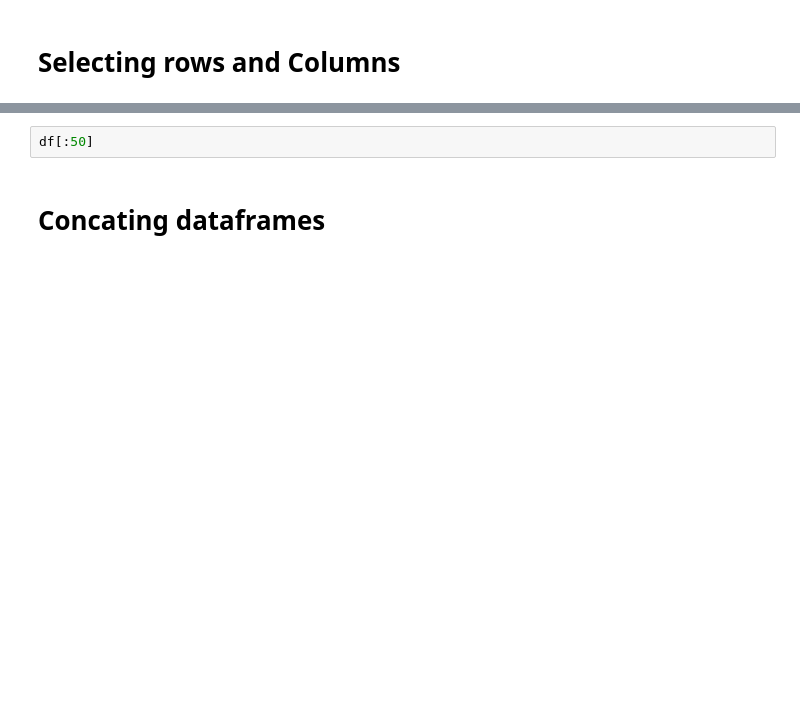
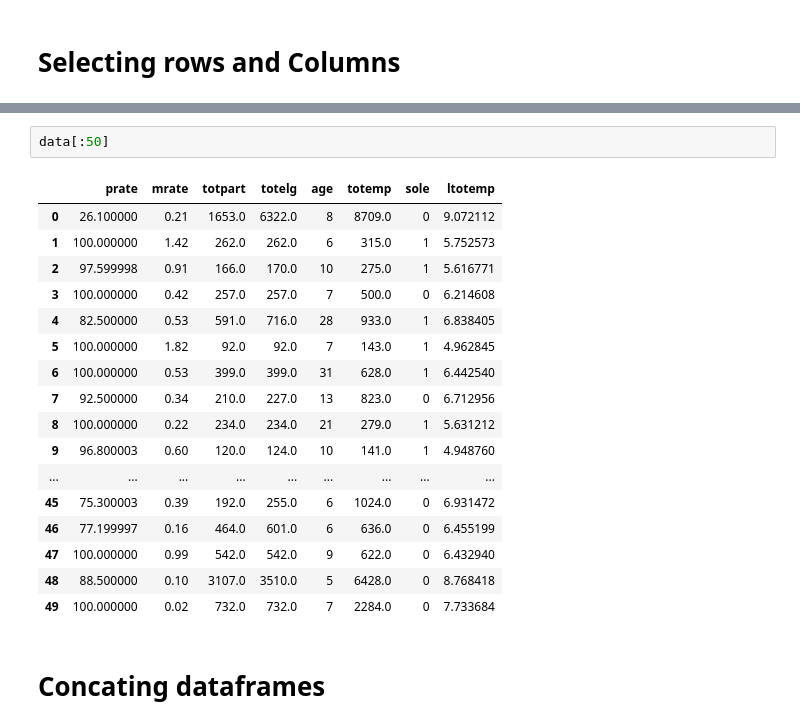
Before and after one commit to havaledar/ECON3740_F24, a Jupyter notebook: ECON3740_F24_Lab_4.ipynb, the cells around one changed output, grey strips where cells are left out. Cells and saved outputs as stored; diff of their text form; blank space fills up the shorter version.

```diff
--- a/ECON3740_F24_Lab_4.ipynb
+++ b/ECON3740_F24_Lab_4.ipynb
@@ -27,5 +87,23 @@ data[['mrate', 'prate']]
 # %%
-df[:50]
+data[:50]
+# %% [output]
+|  | prate | mrate | totpart | totelg | age | totemp | sole | ltotemp |
+| 0 | 26.100000 | 0.21 | 1653.0 | 6322.0 | 8 | 8709.0 | 0 | 9.072112 |
+| 1 | 100.000000 | 1.42 | 262.0 | 262.0 | 6 | 315.0 | 1 | 5.752573 |
+| 2 | 97.599998 | 0.91 | 166.0 | 170.0 | 10 | 275.0 | 1 | 5.616771 |
+| 3 | 100.000000 | 0.42 | 257.0 | 257.0 | 7 | 500.0 | 0 | 6.214608 |
+| 4 | 82.500000 | 0.53 | 591.0 | 716.0 | 28 | 933.0 | 1 | 6.838405 |
+| 5 | 100.000000 | 1.82 | 92.0 | 92.0 | 7 | 143.0 | 1 | 4.962845 |
+| 6 | 100.000000 | 0.53 | 399.0 | 399.0 | 31 | 628.0 | 1 | 6.442540 |
+| 7 | 92.500000 | 0.34 | 210.0 | 227.0 | 13 | 823.0 | 0 | 6.712956 |
+| 8 | 100.000000 | 0.22 | 234.0 | 234.0 | 21 | 279.0 | 1 | 5.631212 |
+| 9 | 96.800003 | 0.60 | 120.0 | 124.0 | 10 | 141.0 | 1 | 4.948760 |
+| ... | ... | ... | ... | ... | ... | ... | ... | ... |
+| 45 | 75.300003 | 0.39 | 192.0 | 255.0 | 6 | 1024.0 | 0 | 6.931472 |
+| 46 | 77.199997 | 0.16 | 464.0 | 601.0 | 6 | 636.0 | 0 | 6.455199 |
+| 47 | 100.000000 | 0.99 | 542.0 | 542.0 | 9 | 622.0 | 0 | 6.432940 |
+| 48 | 88.500000 | 0.10 | 3107.0 | 3510.0 | 5 | 6428.0 | 0 | 8.768418 |
+| 49 | 100.000000 | 0.02 | 732.0 | 732.0 | 7 | 2284.0 | 0 | 7.733684 |
 # %% [markdown]
 # Concating dataframes
 # %%
```
Also changed, not shown: parts of 19 cells of this notebook.
